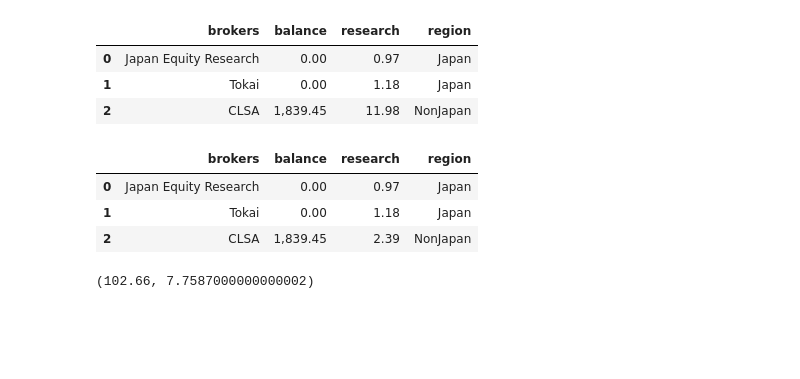
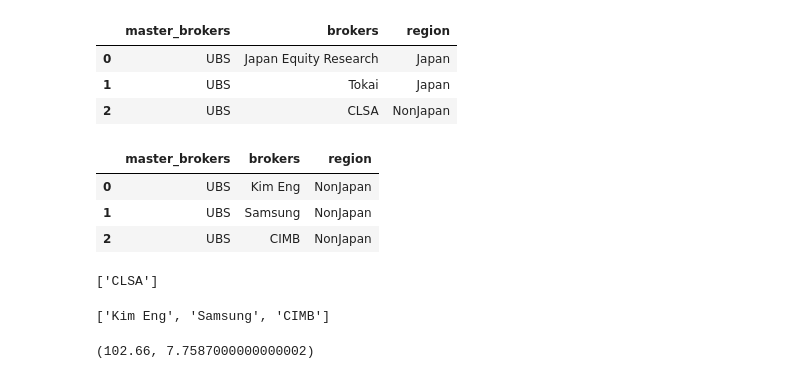
Before and after one commit to vico/web_monitor, a Jupyter notebook: notebooks/Commission.ipynb, the cells around one changed output. Drawn from its saved outputs; the diff is of its cells as text; code cells hidden in the pictures; blank space fills up the shorter version.

```diff
--- a/notebooks/Commission.ipynb
+++ b/notebooks/Commission.ipynb
@@ -160,23 +160,24 @@ def format_asia_2f(df):
     t['execution'] = t['execution'].apply(lambda x: '{:5.0f}%'.format(x) if x > 0 else '')
     return t
 # %%
-def get_csa_brokers(date):
+def get_csa_brokers(date, region='Japan'):
     quarter = calculate_quarter(date.month)
     prev_quarter = 4 if quarter == 1 else quarter - 1
     date_str = date.strftime('%Y-%m-%d')
 
     return pd.read_sql("""
-    SELECT d.name AS brokers, c.balance_usd AS balance,
-      c.budget_target AS research, d.region
+    SELECT a.name AS master_brokers, d.name AS brokers,
+    #c.balance_usd AS balance,c.budget_target AS research,
+    d.region
     FROM brokers a
     INNER JOIN broker_csa b ON a.id=b.master_broker_id
       INNER JOIN broker_ranks c ON b.sub_broker_id=c.broker_id
       INNER JOIN brokers d ON b.sub_broker_id=d.id
-    WHERE a.region="Japan" AND b.start_date <= "{}"
+    WHERE a.region="{}" AND b.start_date <= "{}"
       AND (b.end_date IS NULL OR b.end_date >= "{}")
       AND c.year={}
       AND c.quarter={}
-    """.format(date_str, date_str, date.year, prev_quarter), con)
+    """.format(region, date_str, date_str, date.year, prev_quarter), con)
 # %%
 def calculate_soft(quarter_trades, year, month):
     month_key = '{}-{:02d}'.format(year, month)
@@ -355,12 +380,21 @@ jp_quarter_commission_budget = jp_annual_commission_budget / 4.0
 asia_quarter_commission_budget = asia_annual_commission_budget / 4.0
 
 # jp_quarter_commission_budget = 10031527/4.0  # to make it same with old system 2016Q1
-# %%
-get_csa_brokers(date)
-# %% [output]
-|  | brokers | balance | research | region |
-| 0 | Japan Equity Research | 0.00 | 0.97 | Japan |
-| 1 | Tokai | 0.00 | 1.18 | Japan |
-| 2 | CLSA | 1,839.45 | 11.98 | NonJapan |
+# %%
+csa_brokers = get_csa_brokers(date)
+# nonjapan_indexer = csa_brokers[csa_brokers['region'] == 'NonJapan']['research'].index
+# csa_brokers.loc[nonjapan_indexer, 'research'] = csa_brokers.loc[nonjapan_indexer, 'research'] * asia_quarter_commission_budget/jp_quarter_commission_budget
+csa_brokers
+# %% [output]
+|  | master_brokers | brokers | region |
+| 0 | UBS | Japan Equity Research | Japan |
+| 1 | UBS | Tokai | Japan |
+| 2 | UBS | CLSA | NonJapan |
 # %%
-csa_brokers = get_csa_brokers(date)
+nonjp_csa_brokers = get_csa_brokers(date, 'NonJapan')
+nonjp_csa_brokers
+# %% [output]
+|  | master_brokers | brokers | region |
+| 0 | UBS | Kim Eng | NonJapan |
+| 1 | UBS | Samsung | NonJapan |
+| 2 | UBS | CIMB | NonJapan |
@@ -370,10 +401,11 @@ csa_brokers.loc[nonjapan_indexer, 'research'] = csa_brokers.loc[nonjapan_indexer
-# %%
-csa_brokers
-# %% [output]
-|  | brokers | balance | research | region |
-| 0 | Japan Equity Research | 0.00 | 0.97 | Japan |
-| 1 | Tokai | 0.00 | 1.18 | Japan |
-| 2 | CLSA | 1,839.45 | 2.39 | NonJapan |
+# %%
+csa_brokers[csa_brokers['region'] == 'NonJapan']['brokers'].tolist()
+# %% [output]
+['CLSA']
+# %%
+nonjp_csa_brokers['brokers'].tolist()
+# %% [output]
+['Kim Eng', 'Samsung', 'CIMB']
 # %%
 jp_ranks_df = get_ranks(prev_year,prev_quarter)
 
```
Also changed, not shown: parts of 21 cells of this notebook, 4 other files.
